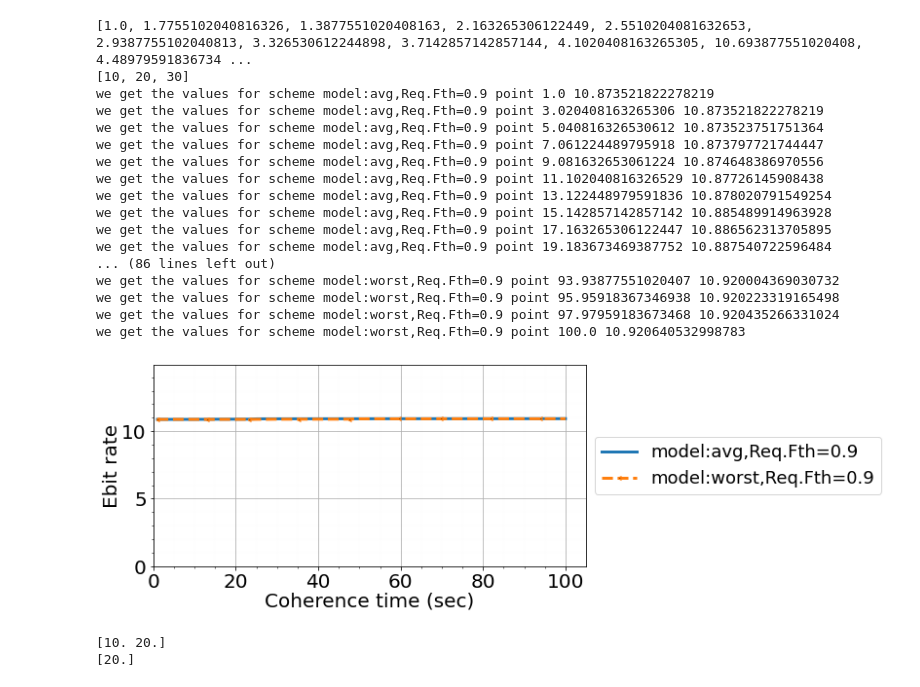
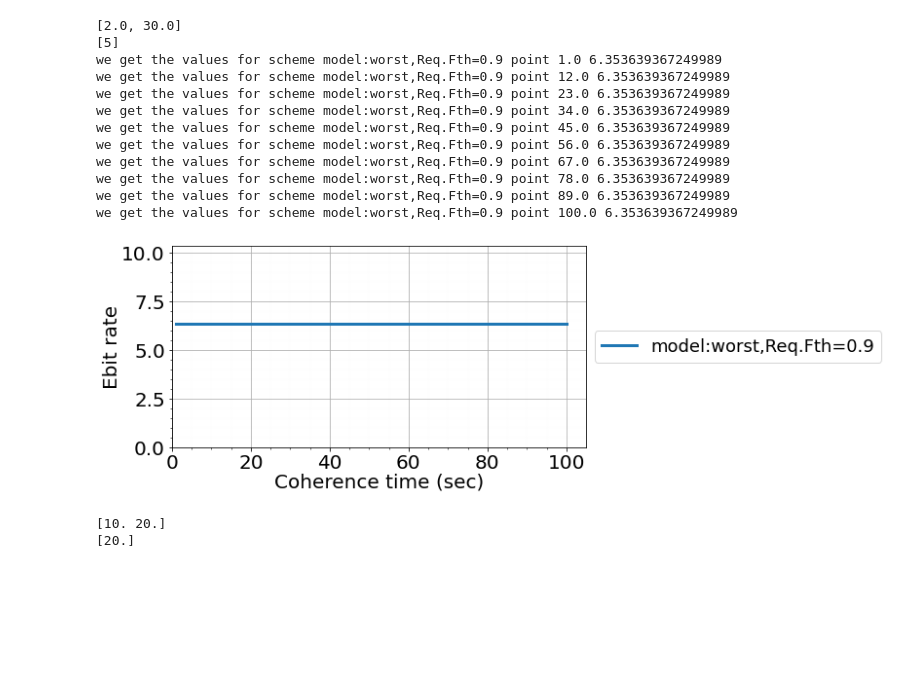
Before and after one commit to pooryousefshahrooz/QSN, a Jupyter notebook: plotting/parsing_and_plotting.ipynb, the cells around one changed output. Cells and saved outputs as stored; diff of their text form; code cells hidden in the pictures; blank space fills up the shorter version.

Commit message:
qubit decoherence assumptions on storage

```diff
--- a/plotting/parsing_and_plotting.ipynb
+++ b/plotting/parsing_and_plotting.ipynb
@@ -261,7 +261,7 @@ result_file_path = "../../QSN_results/QSN_results_final_maximizing_rate.csv" #fo
 
 
 result_file_path = "../../QSN_results/QSN_results_final_maximizing_rate_doceherence_assumption.csv" #for intermediate edge capacity 100 EPRps
-result_file_path = "../../QSN_results/QSN_results_final_maximizing_rate_doceherence_assumption_final.csv" #for intermediate edge capacity 100 EPRps
+result_file_path = "../../QSN_results/QSN_results_final_maximizing_rate_doceherence_assumption_finalv5.csv" #for intermediate edge capacity 100 EPRps
 
 
 with open(result_file_path, "r") as f:
@@ -283,9 +283,9 @@ with open(result_file_path, "r") as f:
 #         print("objective_value",objective_value)
         delta_values.add(delta)
         t_max_values.add(t_max)
-        if  ( t_max in [20] and request_fidelity_threshold in [0.9]  and
+        if  ( t_max in [5] and request_fidelity_threshold in [0.9]  and
              storage_block_threshold in [0.9] and
-             delta in [10.693877551020408] and edge_capacity in [500] and storage_capacity in [1000]
+             delta in [30] and edge_capacity in [500] and storage_capacity in [1000]
             ):
             scheme = "model:"+str(decoherence_assumption)+",Req.Fth="+str(request_fidelity_threshold)
             try:
@@ -317,51 +317,46 @@ print(list(delta_values))
 print(list(t_max_values))
 selected_values = []
 each_scheme_each_coherence_time_workloads_percentage = {}
 for scheme,τ_coh_value_satisfied_number in each_scheme_each_coherence_time_workloads.items():
     for τ_coh,values in τ_coh_value_satisfied_number.items():
 
         avg_EGR = sum(values)/len(values)
         try:
             each_scheme_each_coherence_time_workloads_percentage[scheme][τ_coh] = avg_EGR
         except:
             each_scheme_each_coherence_time_workloads_percentage[scheme]  ={}
             each_scheme_each_coherence_time_workloads_percentage[scheme][τ_coh]=avg_EGR
         selected_values.append(avg_EGR)
 
 
 τ_coh_values = list(τ_coh_values)
 τ_coh_values.sort()
 scheme_keys = list(scheme_keys)
 
 ploting_simple_y_as_x("Coherence time (sec)","Ebit rate",
                         20, 20, 20,
                       20, 0, 0,
                       0,0,False,[],max(selected_values)+4,
 
                       list(scheme_keys),
                       each_scheme_each_coherence_time_workloads_percentage,
                       τ_coh_values,τ_coh_values,
                       False,True,True,1,18,
                       "plots/QSN_repeater_chain_ebit_as_coh_time.pdf",True,2,11.4,3.8,True)
 # %% [output]
-[1.0, 1.7755102040816326, 1.3877551020408163, 2.163265306122449, 2.5510204081632653, 2.9387755102040813, 3.326530612244898, 3.7142857142857144, 4.1020408163265305, 10.693877551020408, 4.48979591836734 ...
-[10, 20, 30]
-we get the values for scheme model:avg,Req.Fth=0.9 point 1.0 10.873521822278219
-we get the values for scheme model:avg,Req.Fth=0.9 point 3.020408163265306 10.873521822278219
-we get the values for scheme model:avg,Req.Fth=0.9 point 5.040816326530612 10.873523751751364
-we get the values for scheme model:avg,Req.Fth=0.9 point 7.061224489795918 10.873797721744447
-we get the values for scheme model:avg,Req.Fth=0.9 point 9.081632653061224 10.874648386970556
-we get the values for scheme model:avg,Req.Fth=0.9 point 11.102040816326529 10.87726145908438
-we get the values for scheme model:avg,Req.Fth=0.9 point 13.122448979591836 10.878020791549254
-we get the values for scheme model:avg,Req.Fth=0.9 point 15.142857142857142 10.885489914963928
-we get the values for scheme model:avg,Req.Fth=0.9 point 17.163265306122447 10.886562313705895
-we get the values for scheme model:avg,Req.Fth=0.9 point 19.183673469387752 10.887540722596484
-... (86 lines left out)
-we get the values for scheme model:worst,Req.Fth=0.9 point 93.93877551020407 10.920004369030732
-we get the values for scheme model:worst,Req.Fth=0.9 point 95.95918367346938 10.920223319165498
-we get the values for scheme model:worst,Req.Fth=0.9 point 97.97959183673468 10.920435266331024
-we get the values for scheme model:worst,Req.Fth=0.9 point 100.0 10.920640532998783
+[2.0, 30.0]
+[5]
+we get the values for scheme model:worst,Req.Fth=0.9 point 1.0 6.353639367249989
+we get the values for scheme model:worst,Req.Fth=0.9 point 12.0 6.353639367249989
+we get the values for scheme model:worst,Req.Fth=0.9 point 23.0 6.353639367249989
+we get the values for scheme model:worst,Req.Fth=0.9 point 34.0 6.353639367249989
+we get the values for scheme model:worst,Req.Fth=0.9 point 45.0 6.353639367249989
+we get the values for scheme model:worst,Req.Fth=0.9 point 56.0 6.353639367249989
+we get the values for scheme model:worst,Req.Fth=0.9 point 67.0 6.353639367249989
+we get the values for scheme model:worst,Req.Fth=0.9 point 78.0 6.353639367249989
+we get the values for scheme model:worst,Req.Fth=0.9 point 89.0 6.353639367249989
+we get the values for scheme model:worst,Req.Fth=0.9 point 100.0 6.353639367249989
-[figure, old version]
+[figure, new version]
 # %%
 τ_coh_list = np.linspace(10,20,2)
 print(τ_coh_list)
```
Also changed, not shown: parts of 7 cells of this notebook, 3 other files.
